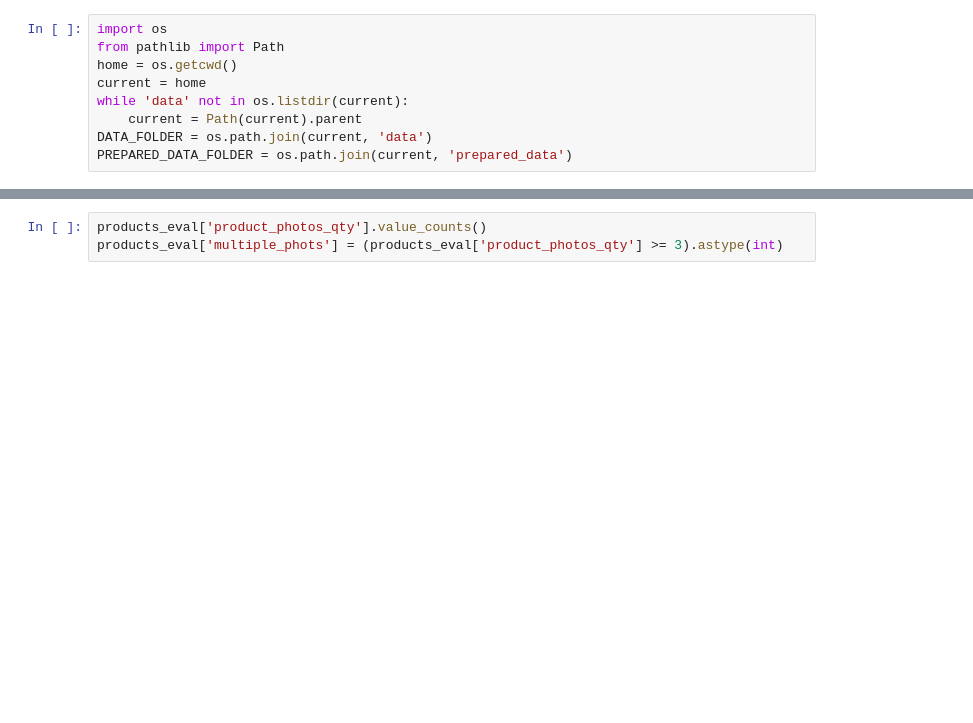
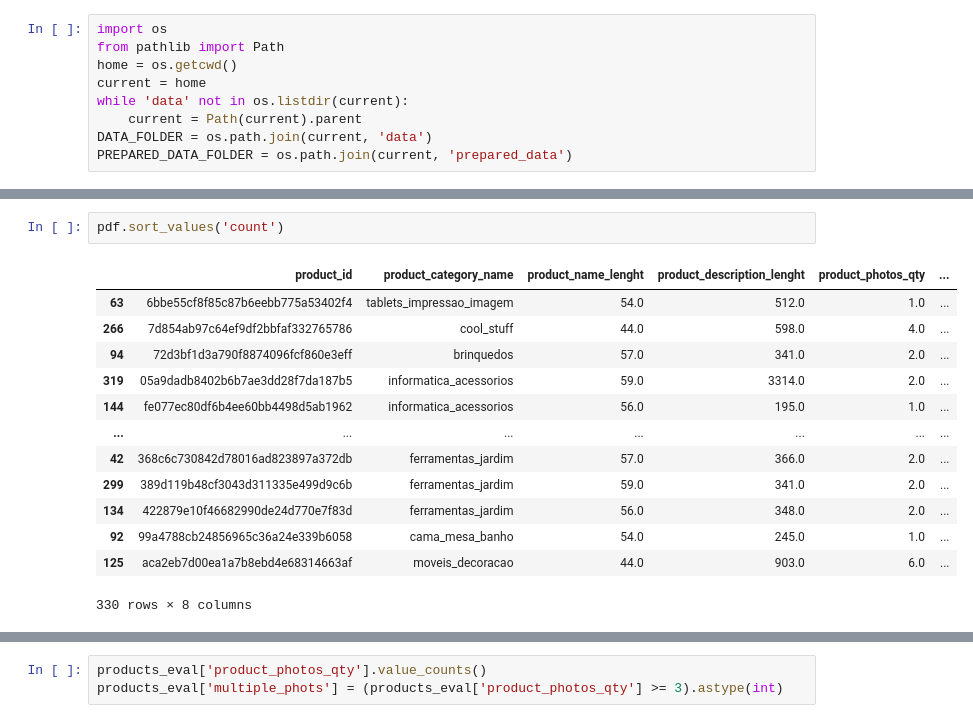
Before and after one commit to ayhem18/Ecommerce_case_study, a Jupyter notebook: data_analysis/products_earning.ipynb, the cells around one changed output, grey strips where cells are left out. Cells and saved outputs as stored; diff of their text form; blank space fills up the shorter version.

```diff
--- a/data_analysis/products_earning.ipynb
+++ b/data_analysis/products_earning.ipynb
@@ -48,0 +100,16 @@ Can we find enough statistical evidence to determine the significance of image q
+# %%
+pdf.sort_values('count')
+# %% [output]
+|  | product_id | product_category_name | product_name_lenght | product_description_lenght | product_photos_qty | ... |
+| 63 | 6bbe55cf8f85c87b6eebb775a53402f4 | tablets_impressao_imagem | 54.0 | 512.0 | 1.0 | ... |
+| 266 | 7d854ab97c64ef9df2bbfaf332765786 | cool_stuff | 44.0 | 598.0 | 4.0 | ... |
+| 94 | 72d3bf1d3a790f8874096fcf860e3eff | brinquedos | 57.0 | 341.0 | 2.0 | ... |
+| 319 | 05a9dadb8402b6b7ae3dd28f7da187b5 | informatica_acessorios | 59.0 | 3314.0 | 2.0 | ... |
+| 144 | fe077ec80df6b4ee60bb4498d5ab1962 | informatica_acessorios | 56.0 | 195.0 | 1.0 | ... |
+| ... | ... | ... | ... | ... | ... | ... |
+| 42 | 368c6c730842d78016ad823897a372db | ferramentas_jardim | 57.0 | 366.0 | 2.0 | ... |
+| 299 | 389d119b48cf3043d311335e499d9c6b | ferramentas_jardim | 59.0 | 341.0 | 2.0 | ... |
+| 134 | 422879e10f46682990de24d770e7f83d | ferramentas_jardim | 56.0 | 348.0 | 2.0 | ... |
+| 92 | 99a4788cb24856965c36a24e339b6058 | cama_mesa_banho | 54.0 | 245.0 | 1.0 | ... |
+| 125 | aca2eb7d00ea1a7b8ebd4e68314663af | moveis_decoracao | 44.0 | 903.0 | 6.0 | ... |
+330 rows × 8 columns
```
Also changed, not shown: parts of 21 cells of this notebook, 1 other file.
